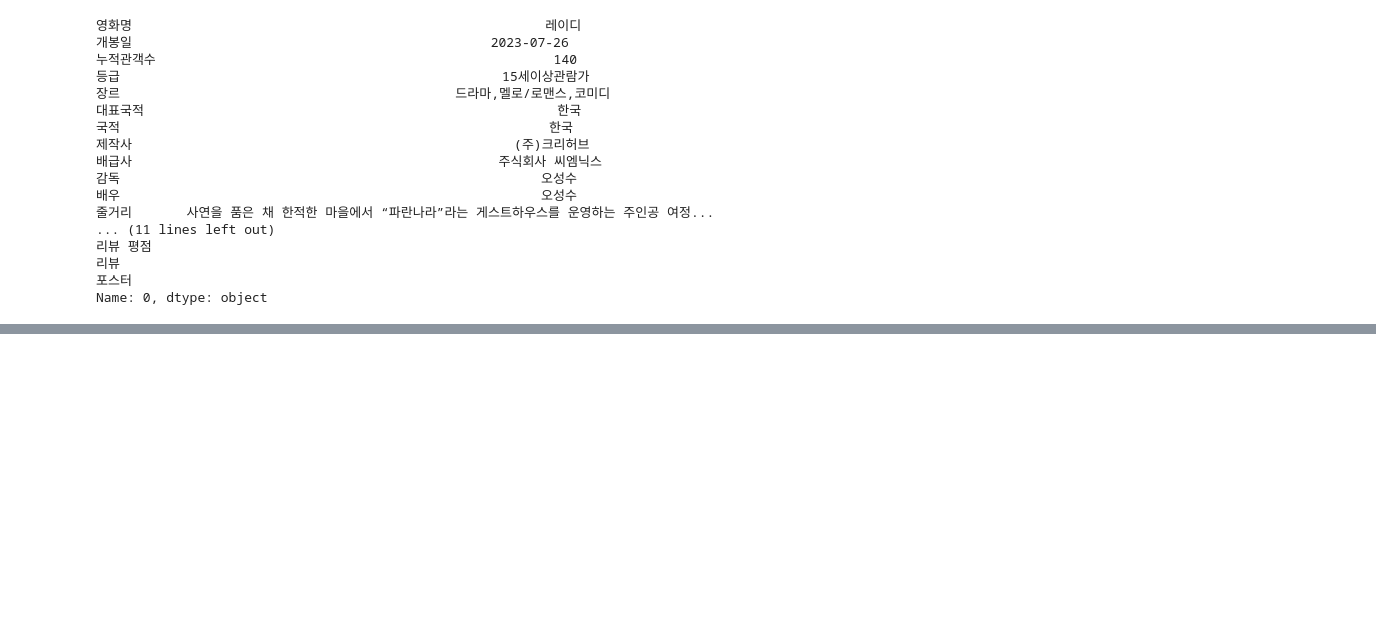
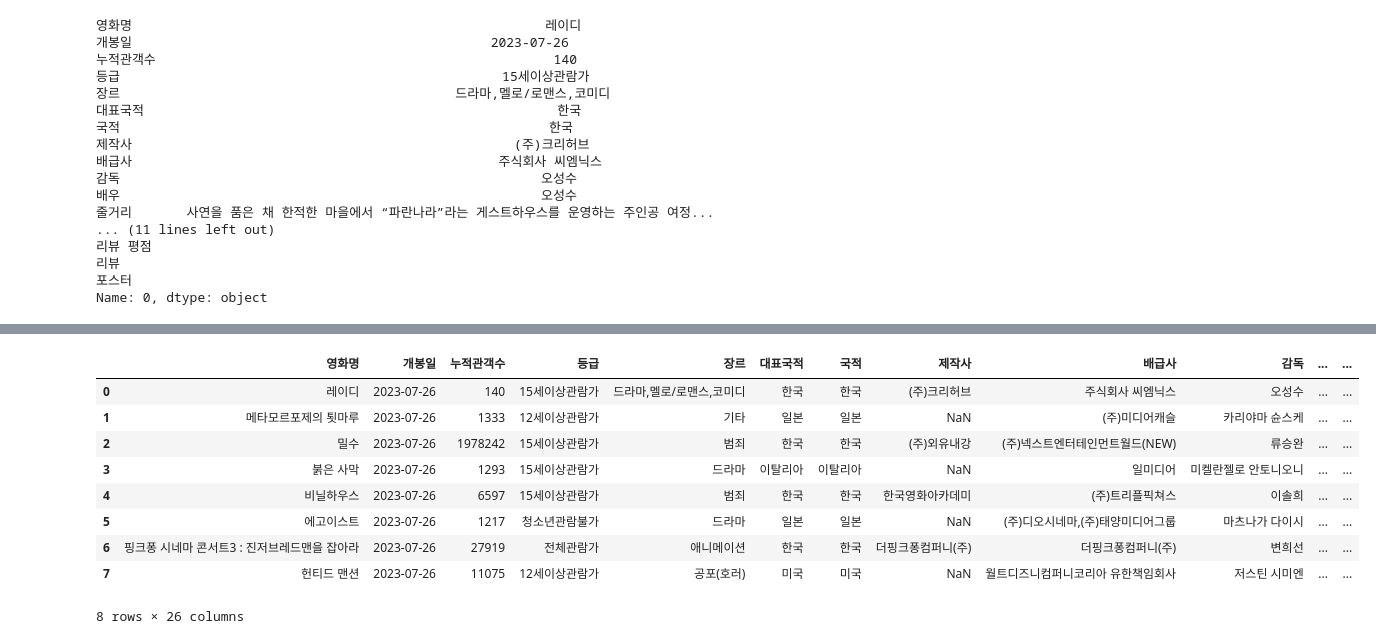
Before and after one commit to wonyounging/2_Project, a Jupyter notebook: Work_data/movie_data/영화 포스터 크롤링.ipynb, the cells around one changed output, grey strips where cells are left out. Saved outputs shown, nothing was run; the diff lists cells and outputs as text; code cells hidden in the pictures; blank space fills up the shorter version.

```diff
--- a/Work_data/movie_data/영화 포스터 크롤링.ipynb
+++ b/Work_data/movie_data/영화 포스터 크롤링.ipynb
@@ -118,7 +118,6 @@ driver.get(base_url)
 error_list = []
 running_list = []
 ec = 0
-count = 0
 
 start_list = list(range(0, 18001, 1000))
 end_list = list(range(1000,18421,1000))
@@ -131,6 +130,8 @@ for k in range(len(start_list)):
 
     start = start_list[k]
     end = end_list[k]
+
+    count = start
 
     for movie_list in tqdm(df['영화명'][start:end]):
         error_txt = ''
@@ -158,8 +159,11 @@ for k in range(len(start_list)):
             mname = movie_list
 
             # 검색 영화명
-            mname = soup.select('.area_text_title > strong')[0].get_text()
-            df_part.loc[count, '검색 영화명'] = mname
+            try:
+                mname = soup.select('.area_text_title > strong')[0].get_text()
+                df_part.loc[count, '검색 영화명'] = mname
+            except:
+                pass
 
             # 개봉일
             try:
@@ -199,3 +212,16 @@ NameError: name 'mname' is not defined
+# %%
+df_part
+# %% [output]
+|  | 영화명 | 개봉일 | 누적관객수 | 등급 | 장르 | 대표국적 | 국적 | 제작사 | 배급사 | 감독 | ... | ... |
+| 0 | 레이디 | 2023-07-26 | 140 | 15세이상관람가 | 드라마,멜로/로맨스,코미디 | 한국 | 한국 | (주)크리허브 | 주식회사 씨엠닉스 | 오성수 | ... | ... |
+| 1 | 메타모르포제의 툇마루 | 2023-07-26 | 1333 | 12세이상관람가 | 기타 | 일본 | 일본 | NaN | (주)미디어캐슬 | 카리야마 슌스케 | ... | ... |
+| 2 | 밀수 | 2023-07-26 | 1978242 | 15세이상관람가 | 범죄 | 한국 | 한국 | (주)외유내강 | (주)넥스트엔터테인먼트월드(NEW) | 류승완 | ... | ... |
+| 3 | 붉은 사막 | 2023-07-26 | 1293 | 15세이상관람가 | 드라마 | 이탈리아 | 이탈리아 | NaN | 일미디어 | 미켈란젤로 안토니오니 | ... | ... |
+| 4 | 비닐하우스 | 2023-07-26 | 6597 | 15세이상관람가 | 범죄 | 한국 | 한국 | 한국영화아카데미 | (주)트리플픽쳐스 | 이솔희 | ... | ... |
+| 5 | 에고이스트 | 2023-07-26 | 1217 | 청소년관람불가 | 드라마 | 일본 | 일본 | NaN | (주)디오시네마,(주)태양미디어그룹 | 마츠나가 다이시 | ... | ... |
+| 6 | 핑크퐁 시네마 콘서트3 : 진저브레드맨을 잡아라 | 2023-07-26 | 27919 | 전체관람가 | 애니메이션 | 한국 | 한국 | 더핑크퐁컴퍼니(주) | 더핑크퐁컴퍼니(주) | 변희선 | ... | ... |
+| 7 | 헌티드 맨션 | 2023-07-26 | 11075 | 12세이상관람가 | 공포(호러) | 미국 | 미국 | NaN | 월트디즈니컴퍼니코리아 유한책임회사 | 저스틴 시미엔 | ... | ... |
+8 rows × 26 columns
 # %%
 매롱
 # %%
```
Also changed, not shown: parts of 2 cells of this notebook.
